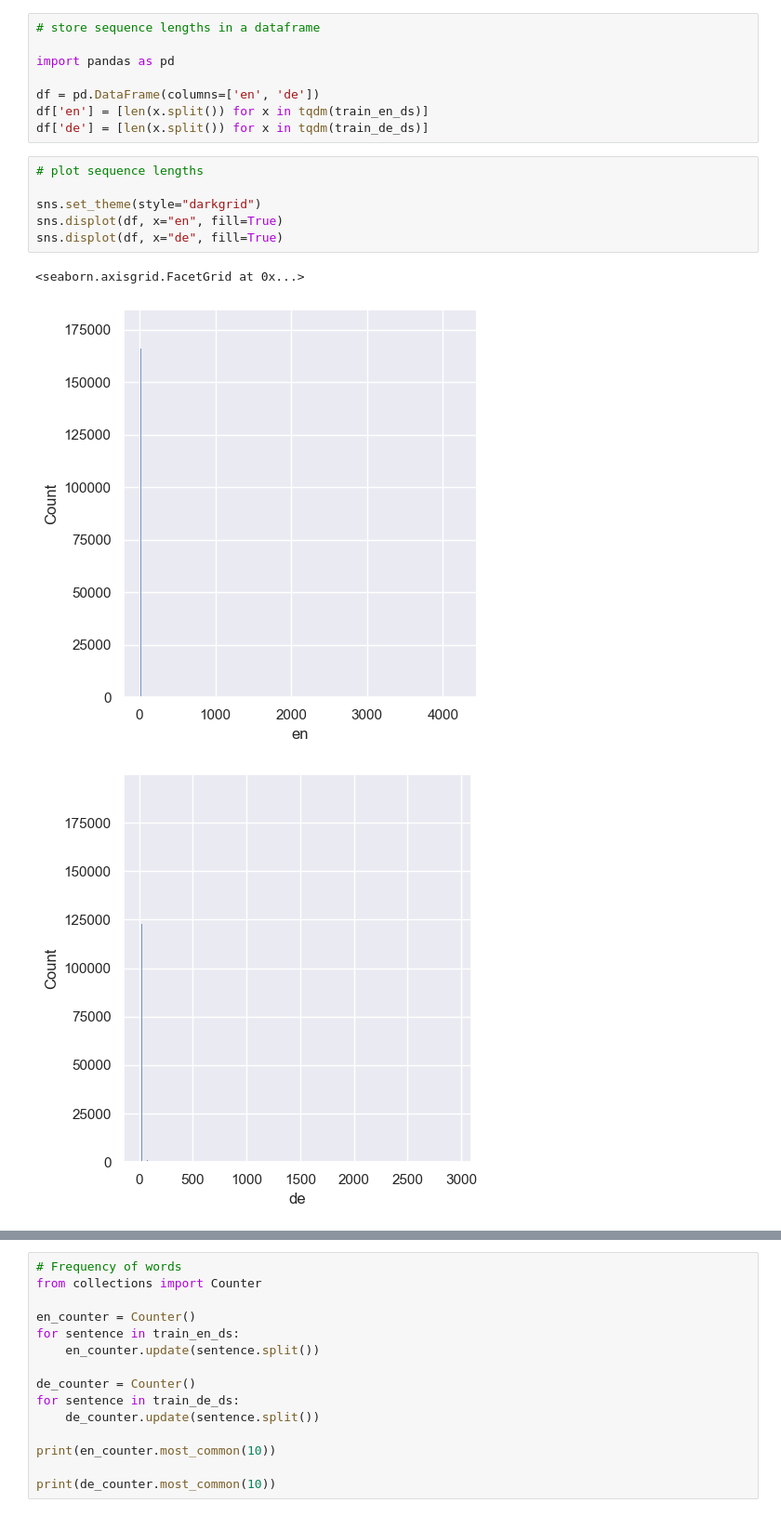
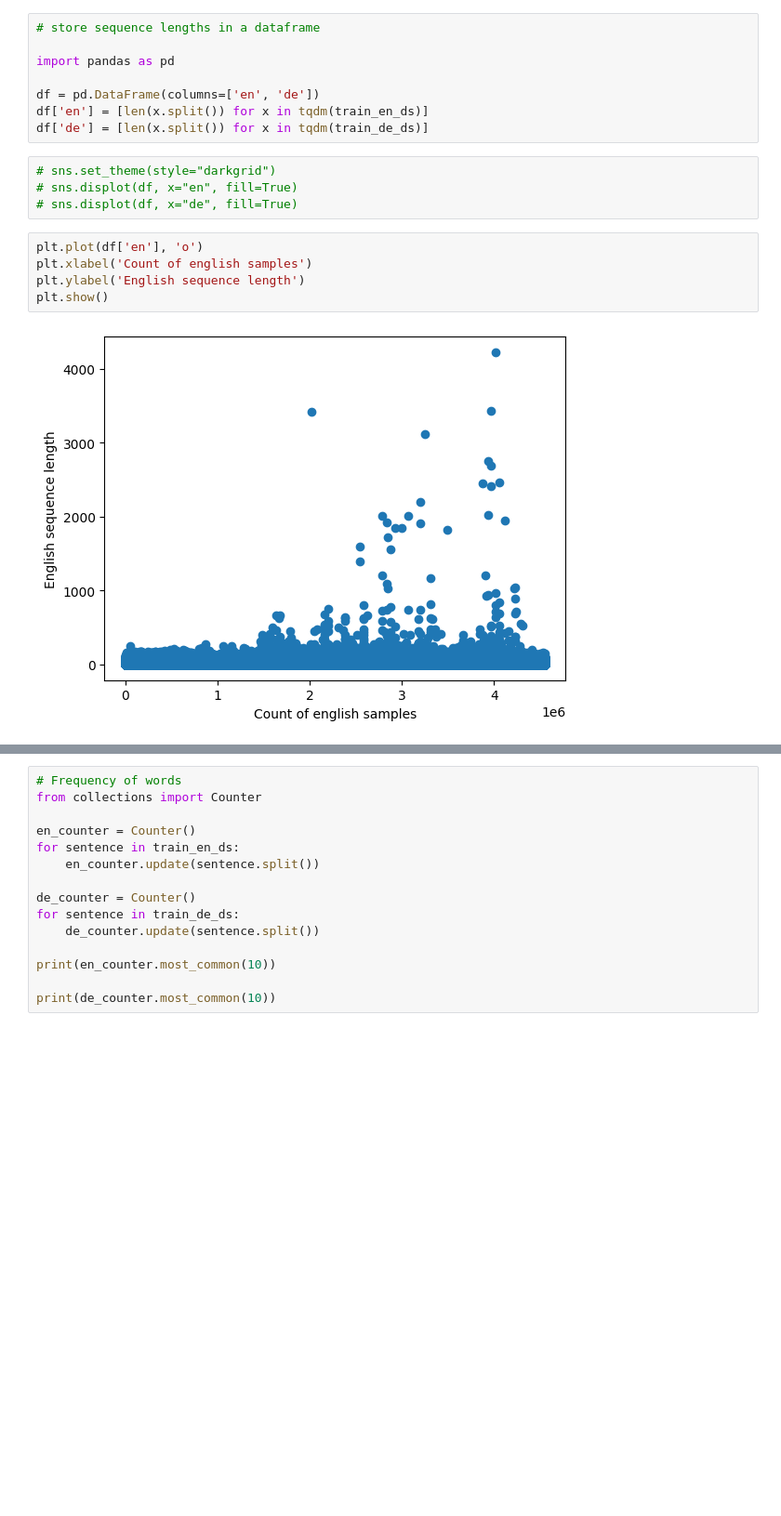
Before and after one commit to aflah02/DL_Assignments, a Jupyter notebook: Assignment_3/Task_2/visualization.ipynb, the cells around one changed output, grey strips where cells are left out. Shown: that part at 93% size. Cells and saved outputs as stored; diff of their text form; blank space fills up the shorter version.

```diff
--- a/Assignment_3/Task_2/visualization.ipynb
+++ b/Assignment_3/Task_2/visualization.ipynb
@@ -22,12 +22,13 @@ df = pd.DataFrame(columns=['en', 'de'])
 df['en'] = [len(x.split()) for x in tqdm(train_en_ds)]
 df['de'] = [len(x.split()) for x in tqdm(train_de_ds)]
 # %%
-# plot sequence lengths
-
-sns.set_theme(style="darkgrid")
-sns.displot(df, x="en", fill=True)
-sns.displot(df, x="de", fill=True)
+# sns.set_theme(style="darkgrid")
+# sns.displot(df, x="en", fill=True)
+# sns.displot(df, x="de", fill=True)
-# %% [output]
-<seaborn.axisgrid.FacetGrid at 0x...>
-[figure, removed]
-[figure, removed]
+# %%
+plt.plot(df['en'], 'o')
+plt.xlabel('Count of english samples')
+plt.ylabel('English sequence length')
+plt.show()
+# %% [output]
+[figure, added]
```
Also changed, not shown: parts of 2 cells of this notebook, 1 other file.
